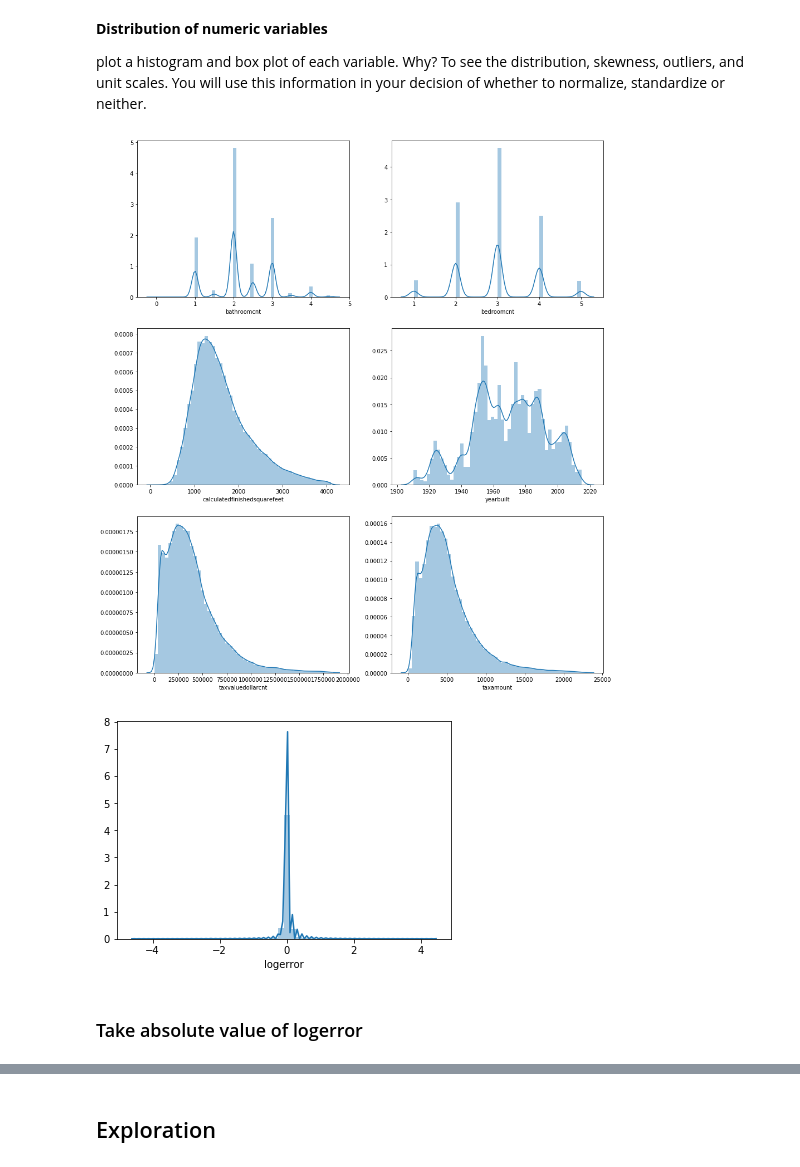
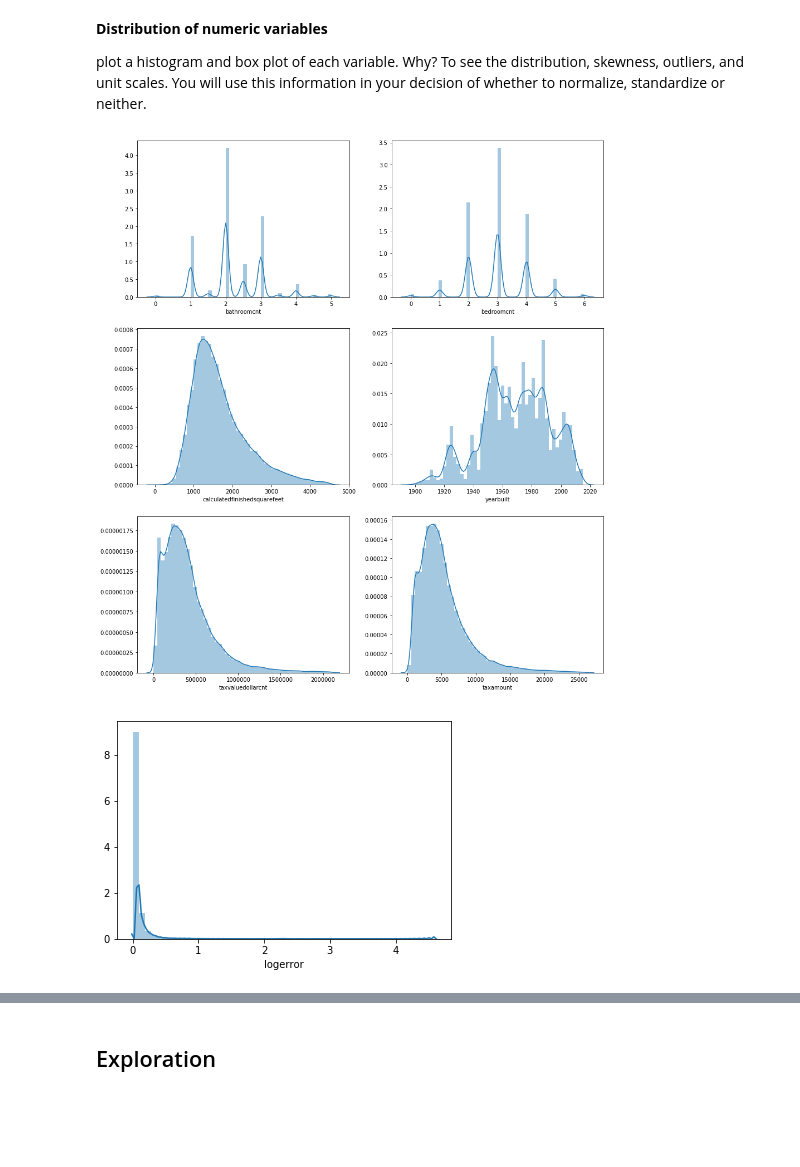
Before and after one commit to mpmoran/codeup-ds-projects, a Jupyter notebook: Regression_Proj_MichaelMoran.ipynb, the cells around one changed output, grey strips where cells are left out. Drawn from its saved outputs; the diff is of its cells as text; code cells hidden in the pictures; blank space fills up the shorter version.

Commit message:
add some feature engineering; change measurement for outliers; normalize variables

```diff
--- a/Regression_Proj_MichaelMoran.ipynb
+++ b/Regression_Proj_MichaelMoran.ipynb
@@ -564,8 +650,8 @@ x_vars = ["bathroomcnt", "bedroomcnt", "calculatedfinishedsquarefeet", "yearbuil
 # %% [markdown]
 ### Remove Outliers
 # %%
-# remove outliers that are more than 2.5 STDs from mean
-df_no_outliers = df_remove_outliers(df_type_fix, x_vars, 2.5)
+# remove outliers that are more than 3 STDs from mean
+df_no_outliers = df_remove_outliers(df_type_fix, x_vars, 3)
 print(f"Removed {df_type_fix.shape[0] - df_no_outliers.shape[0]} rows with outliers.")
 print()
 # %% [output]
@@ -575,7 +669,7 @@ Removed 6301 rows with outliers.
 plt.figure(figsize=(15, 30))
 for i, var in enumerate(x_vars + ["logerror"]):
     plt.subplot(4, 3, i + 1)
-    sns.boxplot(data=df_no_outliers[var])
+    sns.boxplot(data=df_no_parcelid_dups[var])
     plt.xlabel(var)
     #plt.yscale("log")
 plt.show()
@@ -592,15 +686,13 @@ Why? To see the distribution, skewness, outliers, and unit scales. You will use
 # %%
 plt.figure(figsize=(15, 30))
 for i, var in enumerate(x_vars):
     plt.subplot(5, 2, i + 1)
-    sns.distplot(df_no_outliers[var])
+    sns.distplot(df_no_parcelid_dups[var])
     plt.xlabel(var)
 plt.show()
 
-sns.distplot(df_no_outliers.logerror)
+sns.distplot(df_no_parcelid_dups.logerror)
 plt.show()
 # %% [output]
-[figure, old version]
+[figure, new version]
-[figure, old version]
+[figure, new version]
-# %% [markdown]
-### Take absolute value of logerror
```
Also changed, not shown: parts of 65 cells of this notebook.
